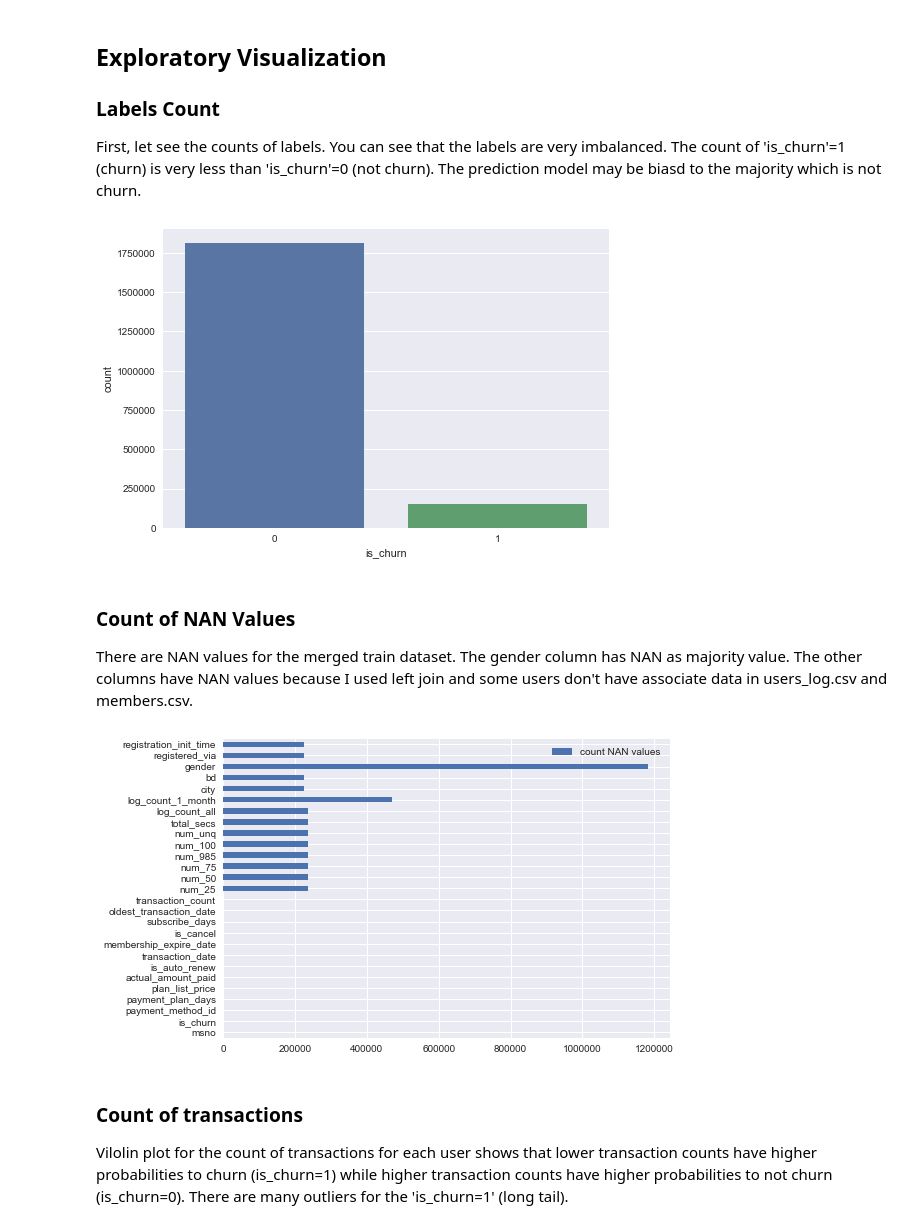
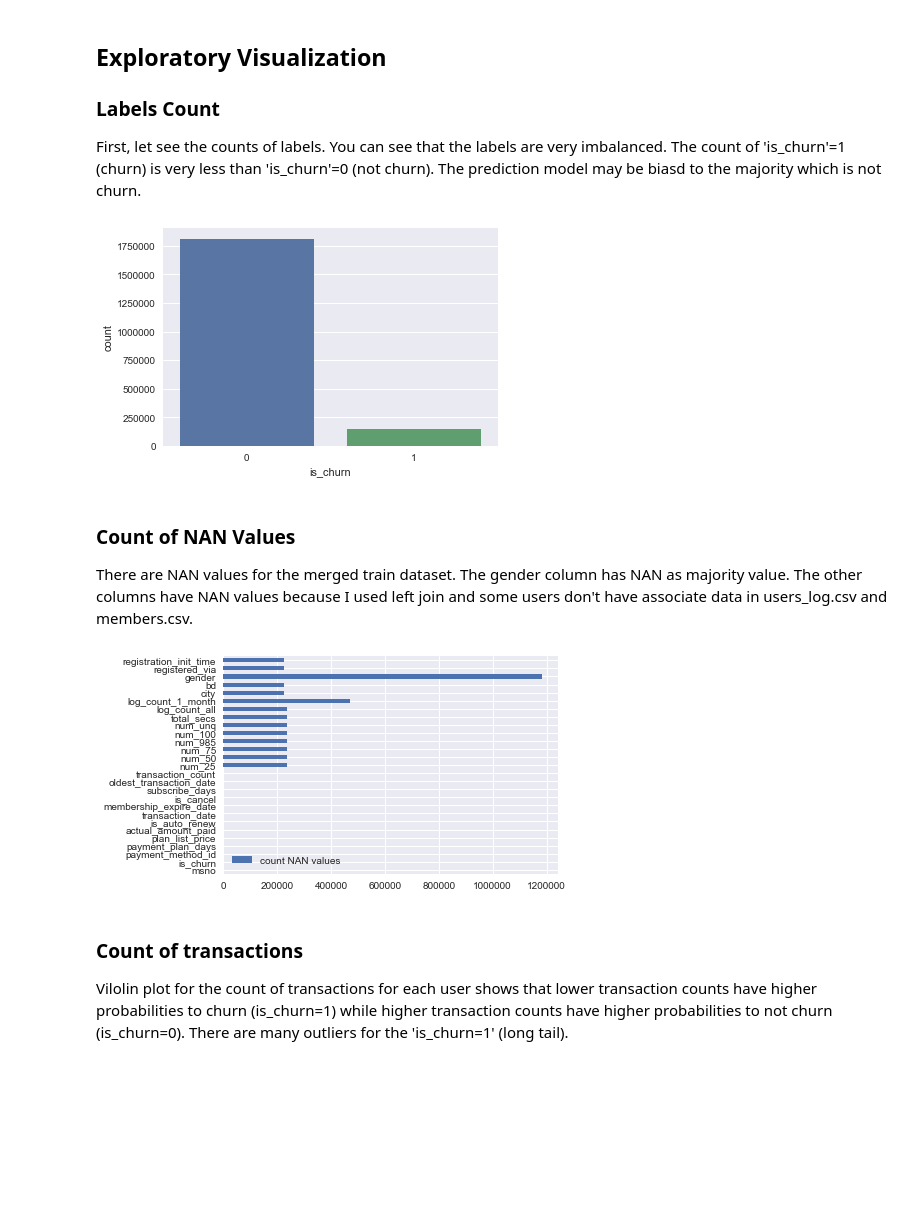
Before and after one commit to eakalak-suthampan/udacity_ml_capstone, a Jupyter notebook: report.ipynb, the cells around one changed output. Cells and saved outputs as stored; diff of their text form; code cells hidden in the pictures; blank space fills up the shorter version.

```diff
--- a/report.ipynb
+++ b/report.ipynb
@@ -232,17 +246,17 @@ None
 First, let see the counts of labels. You can see that the labels are very imbalanced. The count of 'is_churn'=1 (churn) is very less than 'is_churn'=0 (not churn). The prediction model may be biasd to the majority which is not churn.
 # %%
 import seaborn as sns
-#plt.rcParams["figure.figsize"] = [6,4]
+plt.rcParams["figure.figsize"] = [6,4]
 ax = sns.countplot(x="is_churn", data=train)
 # %% [output]
-[figure, old version]
+[figure, new version]
 # %% [markdown]
 ### Count of NAN Values
 There are NAN values for the merged train dataset. The gender column has NAN as majority value. The other columns have NAN values because I used left join and some users don't have associate data in users_log.csv and members.csv.
 # %%
 ax = pd.DataFrame(train.isnull().sum(), columns=['count NAN values']).plot(kind='barh')
 # %% [output]
-[figure, old version]
+[figure, new version]
 # %% [markdown]
 ### Count of transactions
 Vilolin plot for the count of transactions for each user shows that lower transaction counts have higher probabilities to churn (is_churn=1) while higher transaction counts have higher probabilities to not churn (is_churn=0). There are many outliers for the 'is_churn=1' (long tail).
```
Also changed, not shown: parts of 16 cells of this notebook, 3 other files.
